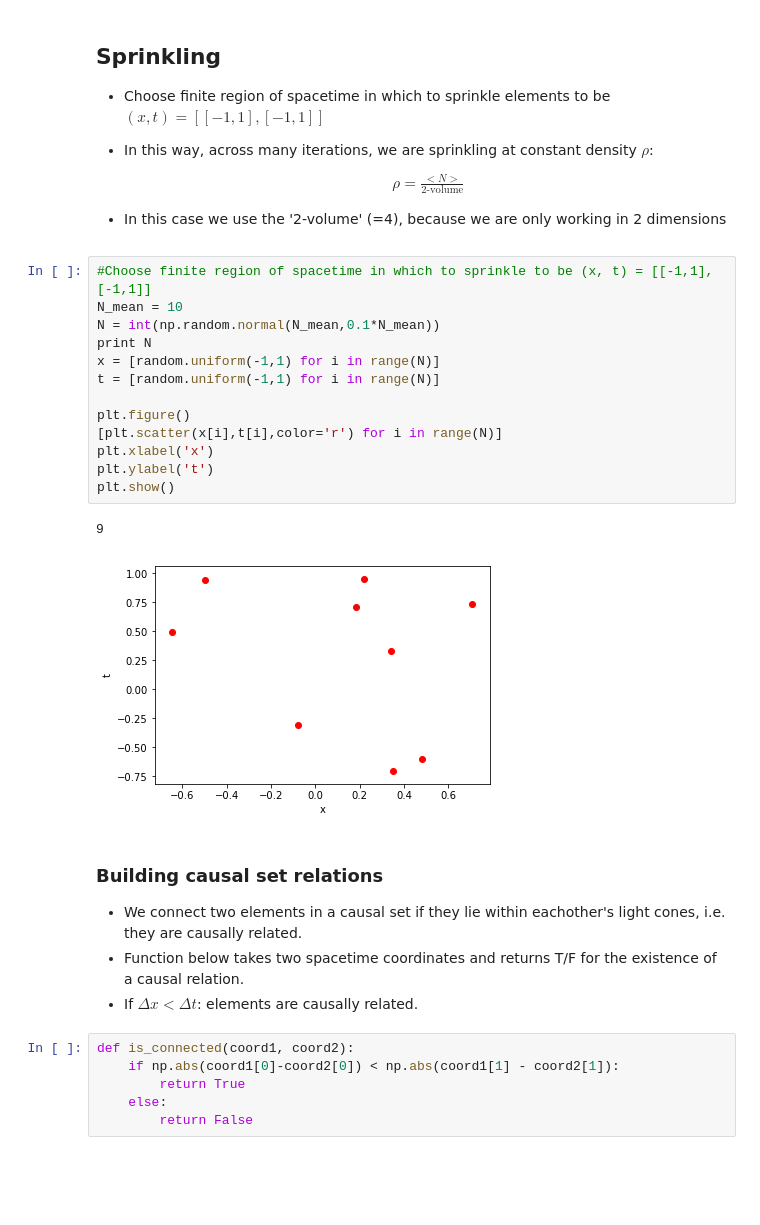
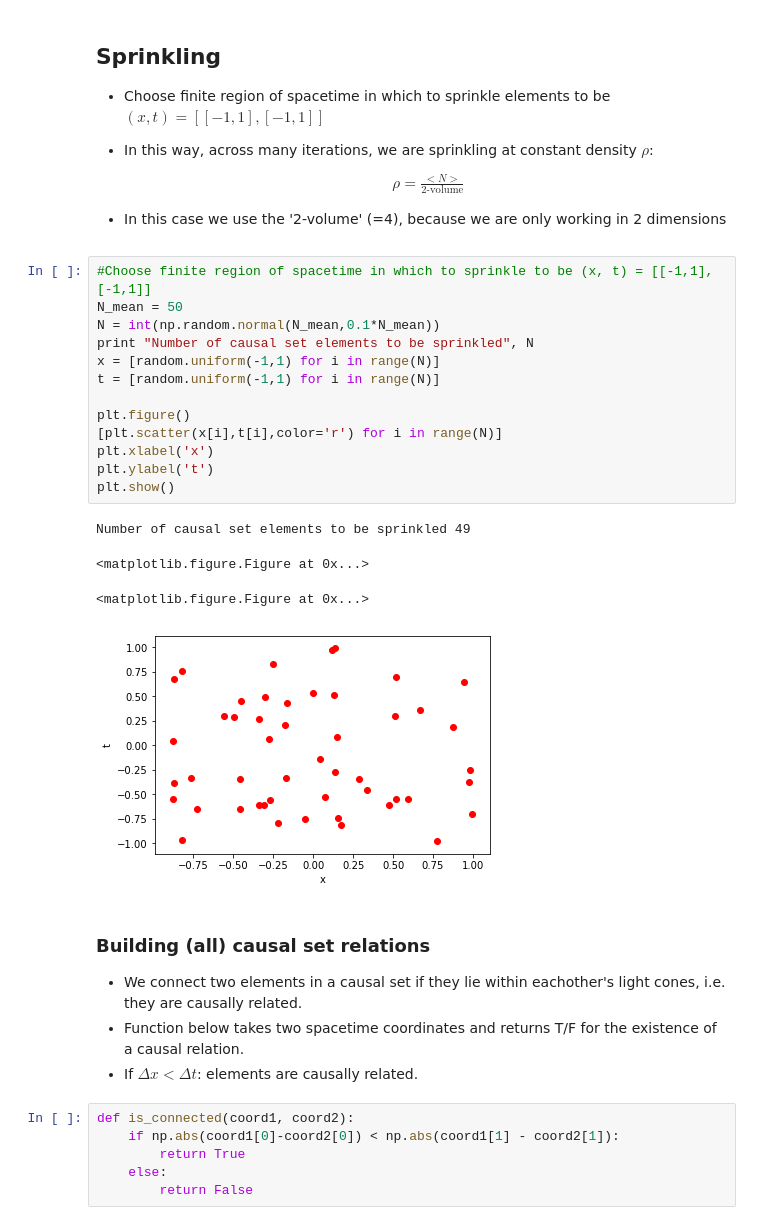
Before and after one commit to dewigould/CausalSetQuantumGravity, a Jupyter notebook: Weekly/Week1/Week1 Tasks.ipynb, the cells around one changed output. Saved outputs shown, nothing was run; the diff lists cells and outputs as text; blank space fills up the shorter version.

```diff
--- a/Weekly/Week1/Week1 Tasks.ipynb
+++ b/Weekly/Week1/Week1 Tasks.ipynb
@@ -24,22 +24,24 @@ from itertools import permutations, combinations
 - In this case we use the '2-volume' (=4), because we are only working in 2 dimensions
 # %%
 #Choose finite region of spacetime in which to sprinkle to be (x, t) = [[-1,1],[-1,1]]
-N_mean = 10
+N_mean = 50
 N = int(np.random.normal(N_mean,0.1*N_mean))
-print N
+print "Number of causal set elements to be sprinkled", N
 x = [random.uniform(-1,1) for i in range(N)]
 t = [random.uniform(-1,1) for i in range(N)]
 
 plt.figure()
 [plt.scatter(x[i],t[i],color='r') for i in range(N)]
 plt.xlabel('x')
 plt.ylabel('t')
 plt.show()
 # %% [output]
-9
+Number of causal set elements to be sprinkled 49
+<matplotlib.figure.Figure at 0x...>
+<matplotlib.figure.Figure at 0x...>
-[figure, old version]
+[figure, new version]
 # %% [markdown]
-### Building causal set relations
+### Building (all) causal set relations
  - We connect two elements in a causal set if they lie within eachother's light cones, i.e. they are causally related.
  - Function below takes two spacetime coordinates and returns T/F for the existence of a causal relation.
  - If $\Delta x < \Delta t$: elements are causally related.
```
Also changed, not shown: parts of 12 cells of this notebook.
